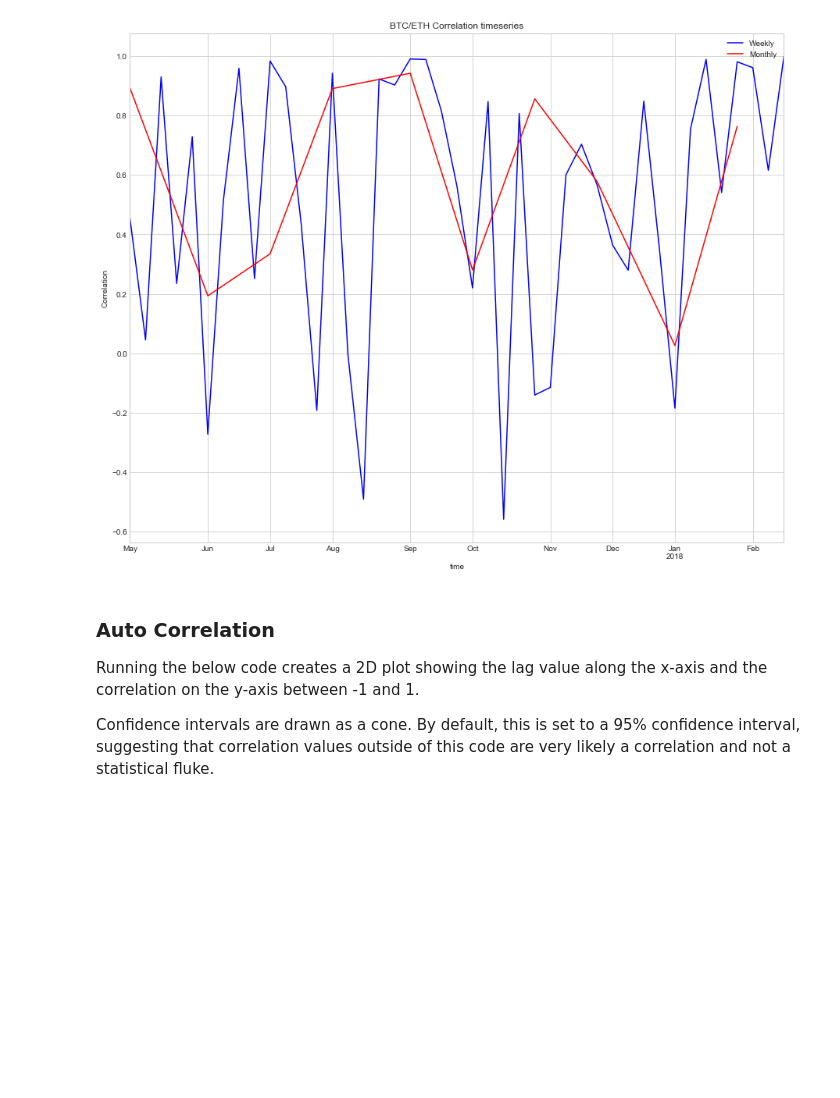
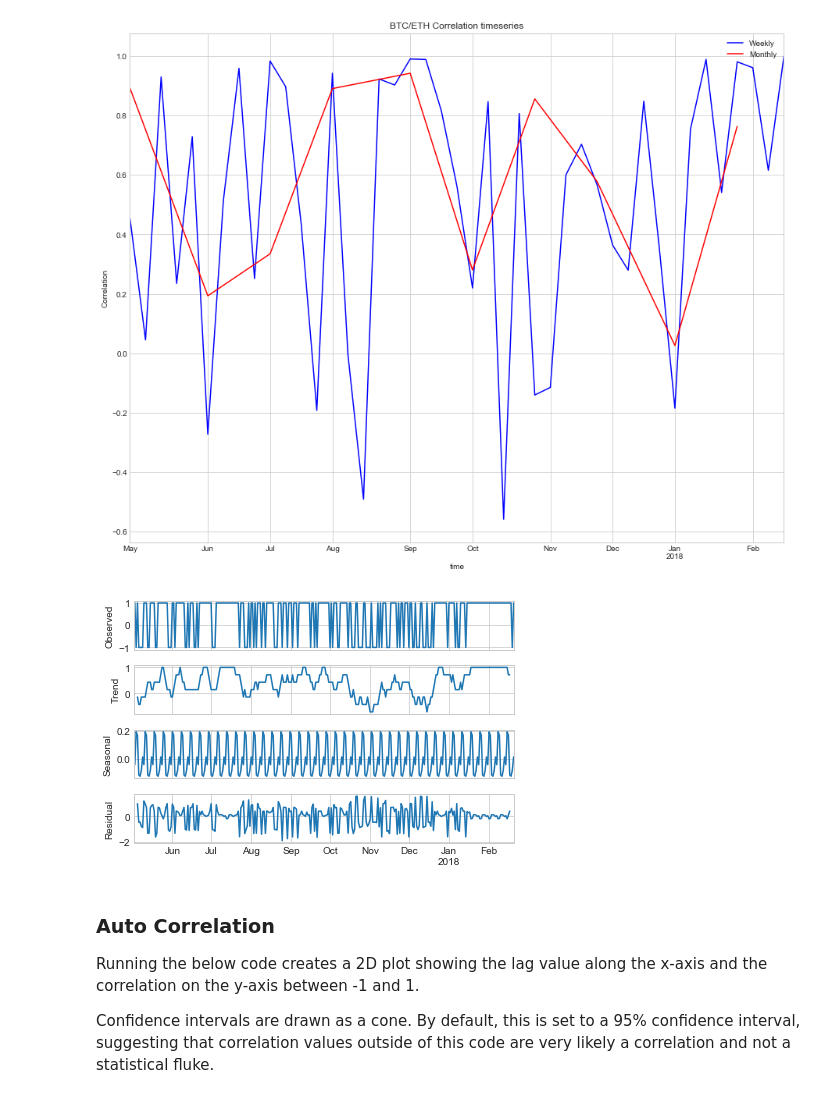
Before and after one commit to mbaddar/Ethereum_Blockchain_Parser_Parallel, a Jupyter notebook: Analysis Notebook/Analysis_of_Cryptocurrency_Investments.ipynb, the cells around one changed output. Saved outputs shown, nothing was run; the diff lists cells and outputs as text; code cells hidden in the pictures; blank space fills up the shorter version.

```diff
--- a/Analysis Notebook/Analysis_of_Cryptocurrency_Investments.ipynb
+++ b/Analysis Notebook/Analysis_of_Cryptocurrency_Investments.ipynb
@@ -593,12 +593,14 @@ date = dt.datetime(2017,5,2,0,0,0)
 timedelta = dt.timedelta(days=7)
 
 corr_df = calculate_corr(close, date, timedelta, 'Weekly')
+corr_df_daily = calculate_corr(close, date, dt.timedelta(days=1), 'Daily')
+
 #Monthly
 timedelta = dt.timedelta(days=30)
-corr_df_daily = calculate_corr(close, date, timedelta, 'Monthly')
+corr_df_monthly = calculate_corr(close, date, timedelta, 'Monthly')
 plt.figure(figsize=(15,12))
 corr_df['Weekly'].plot(color='blue', label='Weekly')
-corr_df_daily['Monthly'].plot(color='red', label='Monthly')
+corr_df_monthly['Monthly'].plot(color='red', label='Monthly')
 plt.ylabel('Correlation')
 plt.xlabel('time')
 plt.title('BTC/ETH Correlation timeseries')
@@ -614,6 +616,19 @@ plt.show()
 # plt.show()
 # %% [output]
 [figure]
+# %%
+# Decompose the weekly correlation timeseries
+import statsmodels
+from statsmodels.tsa.seasonal import seasonal_decompose
+from matplotlib import pyplot
+series = corr_df_daily['Daily']
+
+result = seasonal_decompose(series,  filt=None, freq=7
+                            , model='additive')
+result.plot()
+pyplot.show()
+# %% [output]
+[figure, added]
 # %% [markdown]
 ### Auto Correlation
 
```
Also changed, not shown: parts of 2 cells of this notebook, 4 other files.
